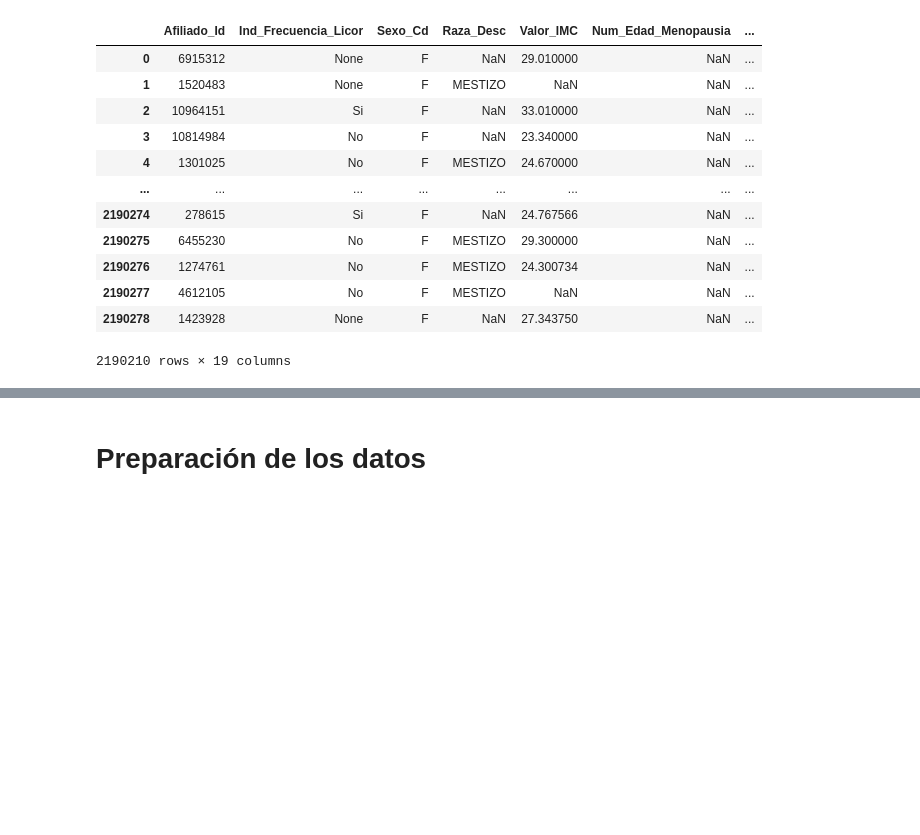
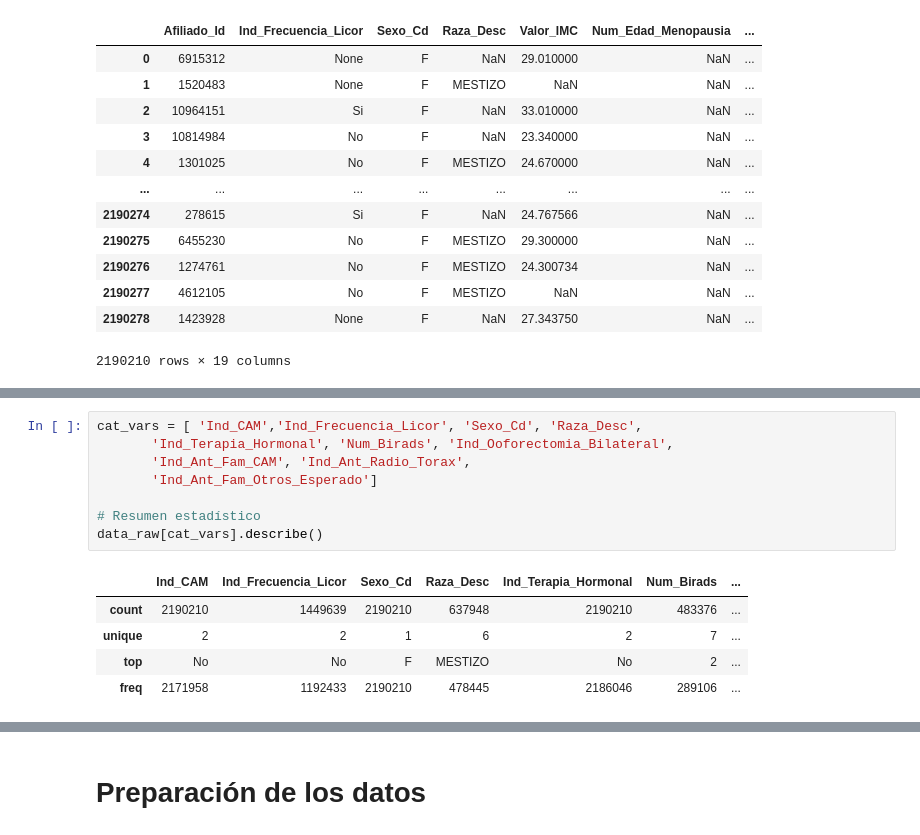
Before and after one commit to jherronr/Modelo_CA_Mama, a Jupyter notebook: Modelo_CA_Mama.ipynb, the cells around one changed output, grey strips where cells are left out. Cells and saved outputs as stored; diff of their text form; blank space fills up the shorter version.

```diff
--- a/Modelo_CA_Mama.ipynb
+++ b/Modelo_CA_Mama.ipynb
@@ -401,0 +584,14 @@ data_raw
+# %%
+cat_vars = [ 'Ind_CAM','Ind_Frecuencia_Licor', 'Sexo_Cd', 'Raza_Desc',
+       'Ind_Terapia_Hormonal', 'Num_Birads', 'Ind_Ooforectomia_Bilateral',
+       'Ind_Ant_Fam_CAM', 'Ind_Ant_Radio_Torax',
+       'Ind_Ant_Fam_Otros_Esperado']
+
+# Resumen estadístico
+data_raw[cat_vars].describe()
+# %% [output]
+|  | Ind_CAM | Ind_Frecuencia_Licor | Sexo_Cd | Raza_Desc | Ind_Terapia_Hormonal | Num_Birads | ... |
+| count | 2190210 | 1449639 | 2190210 | 637948 | 2190210 | 483376 | ... |
+| unique | 2 | 2 | 1 | 6 | 2 | 7 | ... |
+| top | No | No | F | MESTIZO | No | 2 | ... |
+| freq | 2171958 | 1192433 | 2190210 | 478445 | 2186046 | 289106 | ... |
```
Also changed, not shown: parts of 17 cells of this notebook, 1 other file.
